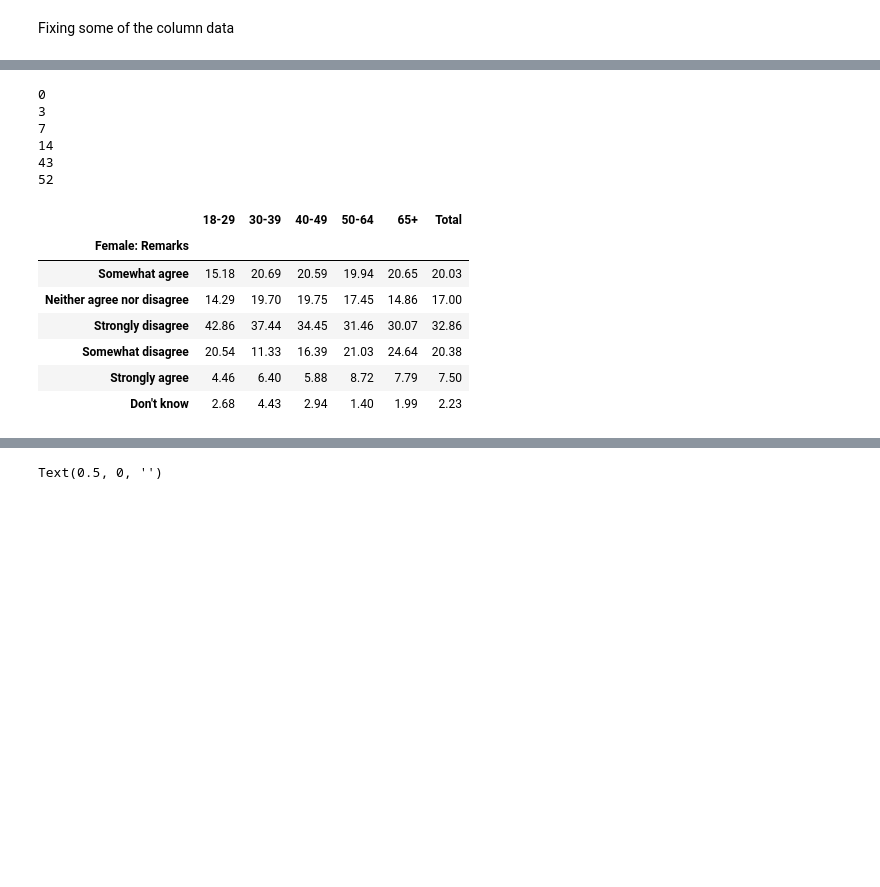
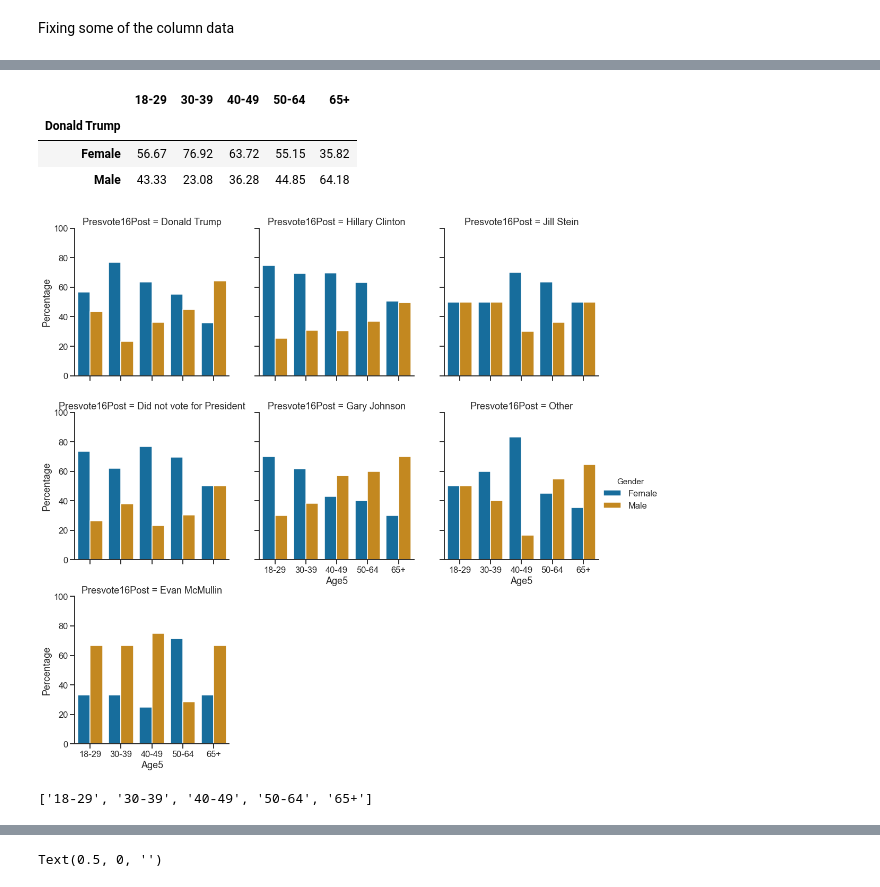
Before and after one commit to csmithchicago/DFP_WTHH_Data, a Jupyter notebook: analysis_dfp_wthh.ipynb, the cells around one changed output, grey strips where cells are left out. Saved outputs shown, nothing was run; the diff lists cells and outputs as text; code cells hidden in the pictures; blank space fills up the shorter version.

Commit message:
codes for states, but need updating. updates to frequency plots and tables

```diff
--- a/analysis_dfp_wthh.ipynb
+++ b/analysis_dfp_wthh.ipynb
@@ -314,14 +241,3 @@ abc
-# %%
-for x in range(57):
-    if f'{x}' not in abc:
-        print(x)
-# %% [output]
-0
-3
-7
-14
-43
-52
 # %%
 def freq_table(x, hue=None, col=None):
     '''
@@ -348,7 +264,7 @@ def freq_table(x, hue=None, col=None):
         grouped = df_col.groupby(by=hue).sum()
         grouped['Total'] = grouped.sum(axis=1)
         num = pd.DataFrame([grouped.sum(axis=0).values], index=['Total'],
-                           columns=new.sum(axis=0).index)
+                           columns=grouped.sum(axis=0).index)
 
         hue_vals = df['Hue'].unique()
 
@@ -359,7 +275,7 @@ def freq_table(x, hue=None, col=None):
             scl.index = [idx]
             scaled = pd.concat([scaled, scl], axis=0)
 
-        scaled.index.name = f'{col}: {hue.name}'
+        scaled.index.name = f'{col}'
         # here we want to make sure that the normalized variable does indeed sum to 100%
         verify = pd.DataFrame([scaled.sum(axis=0).values])
         pd.testing.assert_frame_equal(verify, pd.DataFrame([100] * len(verify.columns)).T,
@@ -368,16 +284,46 @@ def freq_table(x, hue=None, col=None):
         tables.append((np.round(scaled, decimals=2), len(df_col)))
 
     return tables
+# %%
+freq_tables[0][0]
+# %% [output]
+|  | 18-29 | 30-39 | 40-49 | 50-64 | 65+ |
+| Donald Trump |  |  |  |  |  |
+| Female | 56.67 | 76.92 | 63.72 | 55.15 | 35.82 |
+| Male | 43.33 | 23.08 | 36.28 | 44.85 | 64.18 |
+# %%
+def freq_df(x, hue=None, col=None):
+    col_name = col.name
+    hue_name = hue.name
+    x_name = x.name
+
+    tbls = freq_table(x, hue=hue, col=col)
+    df_list = []
+    for dft, N in tbls:
+        dft.drop('Total', axis=1, inplace=True)
+        te = pd.DataFrame([(x, hue, vals) for (hue, x),
+                           vals in zip(it.product(dft.index,
+                                                  dft.columns),
+                                       dft.values.flatten())],
+                          columns=[x_name, hue_name, 'Percentage'])
+        te[col_name] = dft.index.name
+        te['Number'] = N
+        df_list.append(te)
+
+    df = pd.concat(df_list, ignore_index=True)
+
+    return df, tbls
 # %%
-tbls = freq_table(df.Age5, hue=df.Remarks, col=df.Gender)
+freq_df, freq_tables = freq_df(df.Age5, hue=df.Gender, col=df.Presvote16Post)
-# %%
-tbls[0][0]
-# %% [output]
-|  | 18-29 | 30-39 | 40-49 | 50-64 | 65+ | Total |
-| Female: Remarks |  |  |  |  |  |  |
-| Somewhat agree | 15.18 | 20.69 | 20.59 | 19.94 | 20.65 | 20.03 |
-| Neither agree nor disagree | 14.29 | 19.70 | 19.75 | 17.45 | 14.86 | 17.00 |
-| Strongly disagree | 42.86 | 37.44 | 34.45 | 31.46 | 30.07 | 32.86 |
-| Somewhat disagree | 20.54 | 11.33 | 16.39 | 21.03 | 24.64 | 20.38 |
-| Strongly agree | 4.46 | 6.40 | 5.88 | 8.72 | 7.79 | 7.50 |
-| Don't know | 2.68 | 4.43 | 2.94 | 1.40 | 1.99 | 2.23 |
+# %%
+s = sns.catplot(x='Age5', y='Percentage', hue='Gender', col='Presvote16Post',
+                data=freq_df, kind='bar', col_wrap=3)
+for ax in s.axes:
+    ax.set_xticklabels(age_order)
+    ax.set_ylim([0, 100])
+# s.figure.set_figheight(10)
+# s.figure.set_figwidth(15)
+# s.axes.tick_params(axis='x', rotation=45)
+# s.axes.set_xlabel('')
+# %% [output]
+[figure, added]
@@ -384,3 +334,7 @@ tbls[0][0]
+# %%
+age_order
+# %% [output]
+['18-29', '30-39', '40-49', '50-64', '65+']
 # %%
 scaled = tbls[0][0]
 scaled = scaled.drop('Total', axis=1)
```
Also changed, not shown: parts of 19 cells of this notebook, 2 other files.
